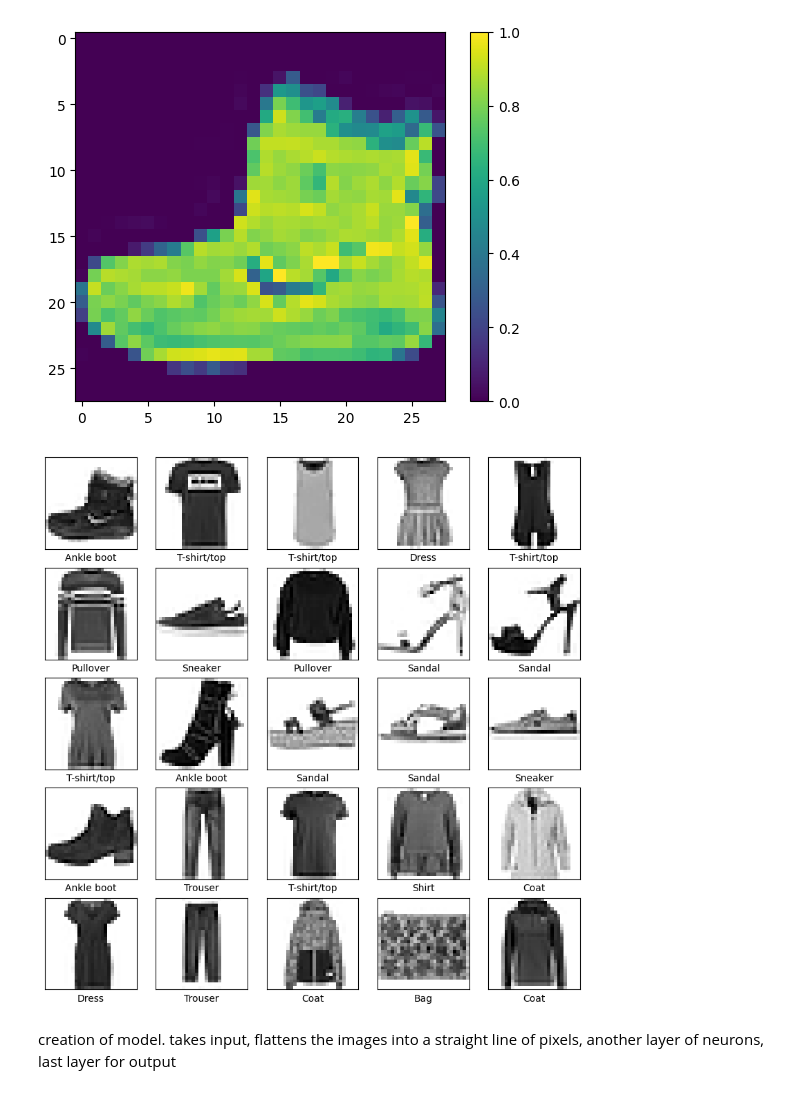
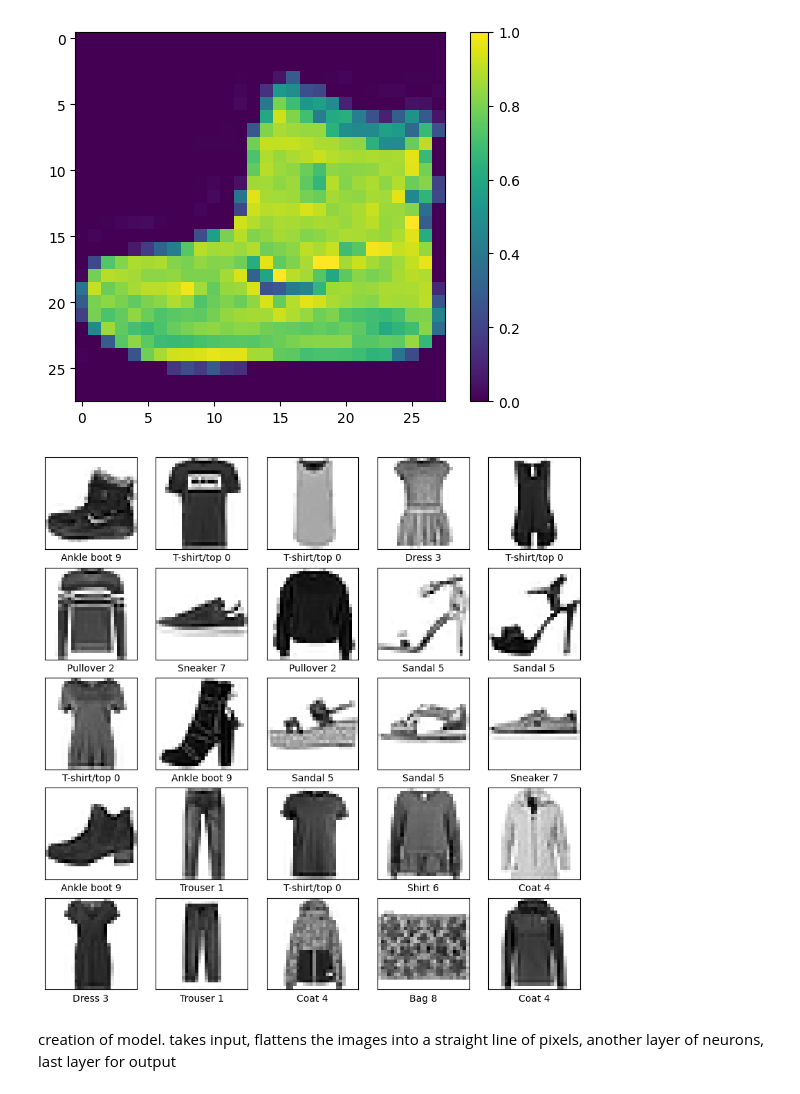
Before and after one commit to mzhang0213/service-eye, a Jupyter notebook: code-samples/test-fashion.ipynb, the cells around one changed output. Saved outputs shown, nothing was run; the diff lists cells and outputs as text; code cells hidden in the pictures.

```diff
--- a/code-samples/test-fashion.ipynb
+++ b/code-samples/test-fashion.ipynb
@@ -32,15 +32,15 @@ plt.show()
 # %%
 plt.figure(figsize=(10,10))
 for i in range(25):
     plt.subplot(5,5,i+1)
     plt.xticks([])
     plt.yticks([])
     plt.grid(False)
     plt.imshow(train_images[i], cmap=plt.cm.binary)
-    plt.xlabel(class_names[train_labels[i]])
+    plt.xlabel(f"{class_names[train_labels[i]]} {train_labels[i]}")
 plt.show()
 # %% [output]
-[figure, old version]
+[figure, new version]
 # %% [markdown]
 creation of model.
 takes input, flattens the images into a straight line of pixels, another layer of neurons, last layer for output
```
Also changed, not shown: parts of 2 cells of this notebook, 1 other file.
